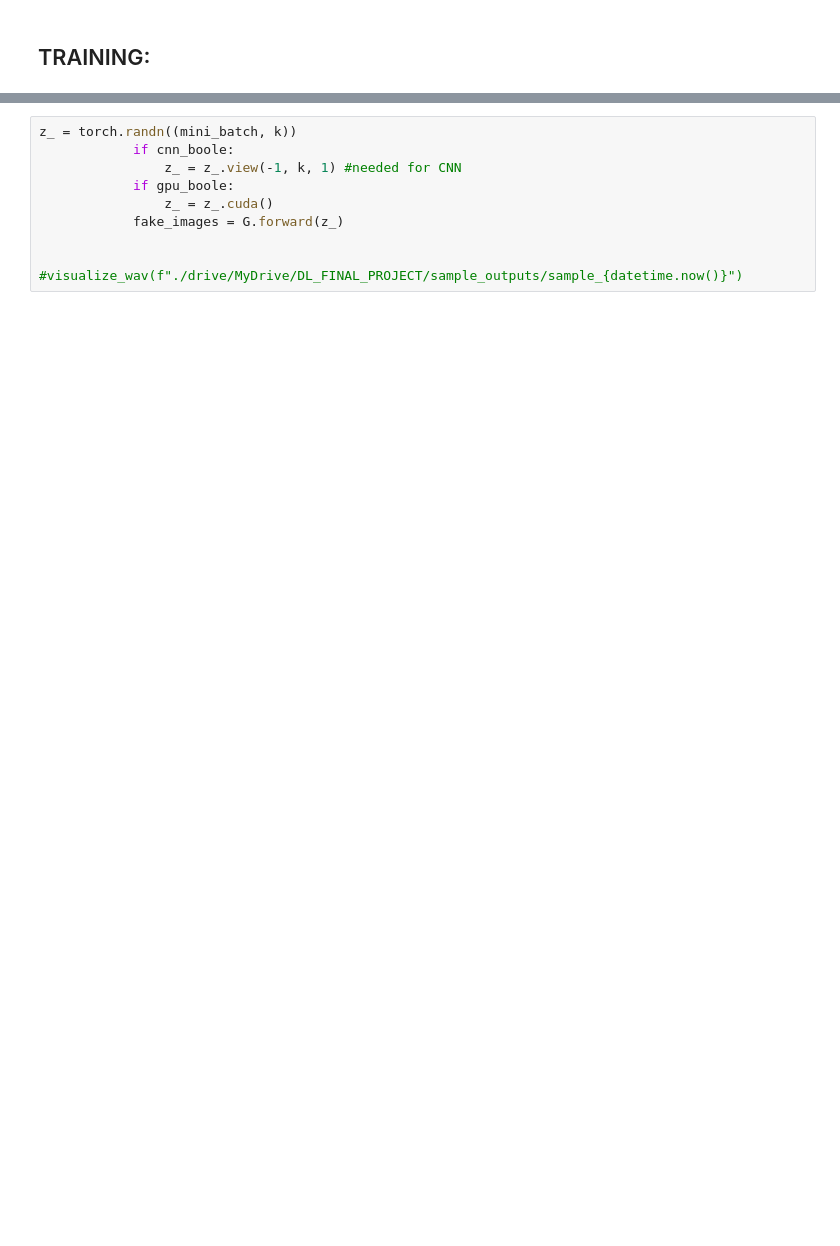
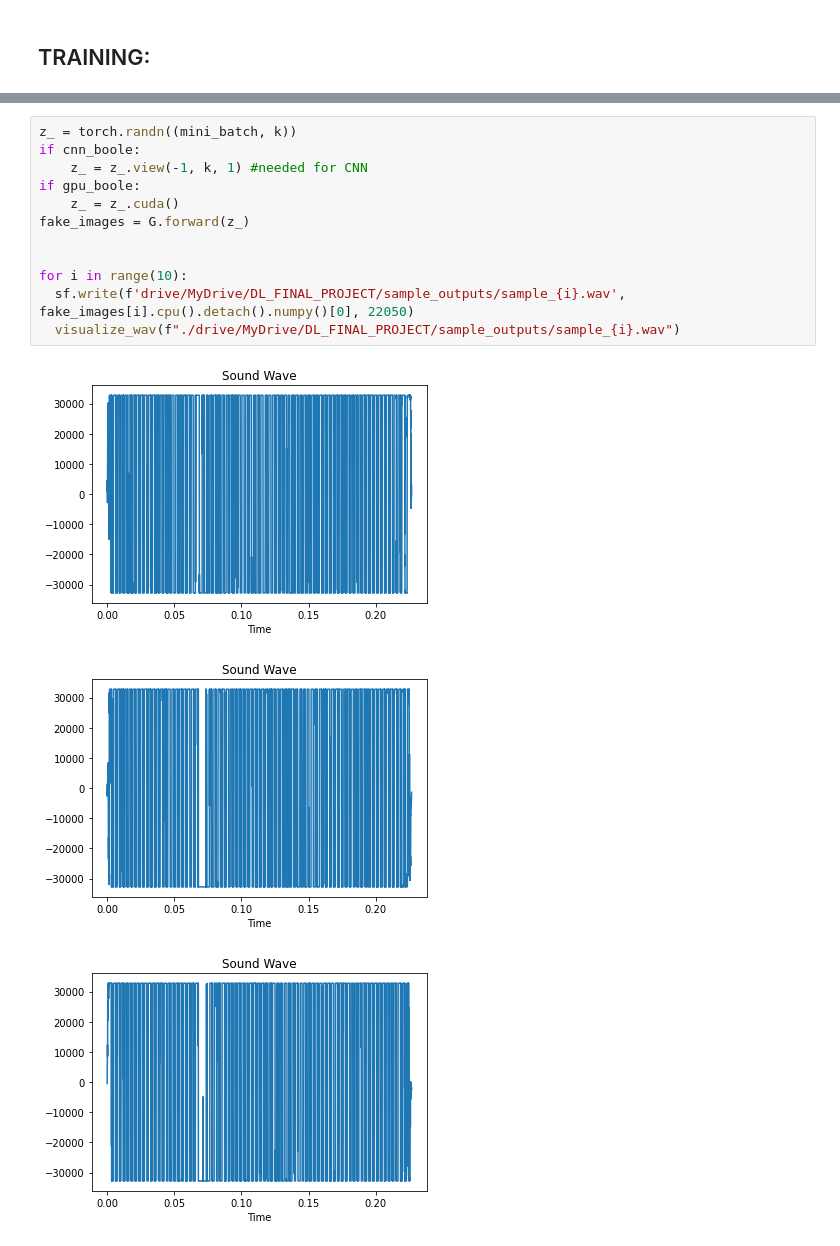
Before and after one commit to shanethomaswilliams/RAW-AUDIO-GAN, a Jupyter notebook: Copy of HEARTBEAT_GAN.ipynb, the cells around one changed output, grey strips where cells are left out. Cells and saved outputs as stored; diff of their text form; blank space fills up the shorter version.

```diff
--- a/Copy of HEARTBEAT_GAN.ipynb
+++ b/Copy of HEARTBEAT_GAN.ipynb
@@ -454,10 +453,16 @@ tensor([[-0.1382, -0.1667, -0.1697,  ...,  0.1156,  0.1364,  0.1581]],
 # %%
 z_ = torch.randn((mini_batch, k))
-            if cnn_boole:
-                z_ = z_.view(-1, k, 1) #needed for CNN
-            if gpu_boole:
-                z_ = z_.cuda()
-            fake_images = G.forward(z_)
+if cnn_boole:
+    z_ = z_.view(-1, k, 1) #needed for CNN
+if gpu_boole:
+    z_ = z_.cuda()
+fake_images = G.forward(z_)
 
 
-#visualize_wav(f"./drive/MyDrive/DL_FINAL_PROJECT/sample_outputs/sample_{datetime.now()}")
+for i in range(10):
+  sf.write(f'drive/MyDrive/DL_FINAL_PROJECT/sample_outputs/sample_{i}.wav', fake_images[i].cpu().detach().numpy()[0], 22050)
+  visualize_wav(f"./drive/MyDrive/DL_FINAL_PROJECT/sample_outputs/sample_{i}.wav")
+# %% [output]
+[figure, added]
+[figure, added]
+[figure, added]
```
Also changed, not shown: parts of 9 cells of this notebook.
